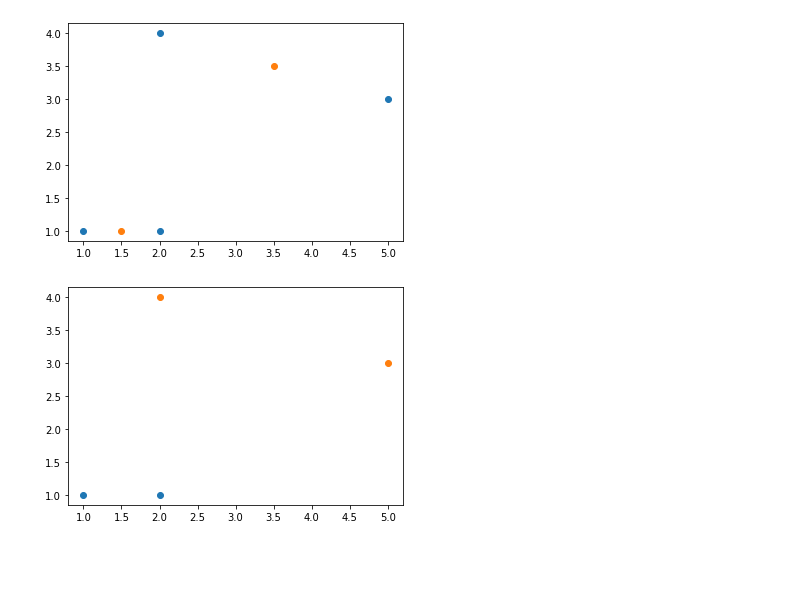
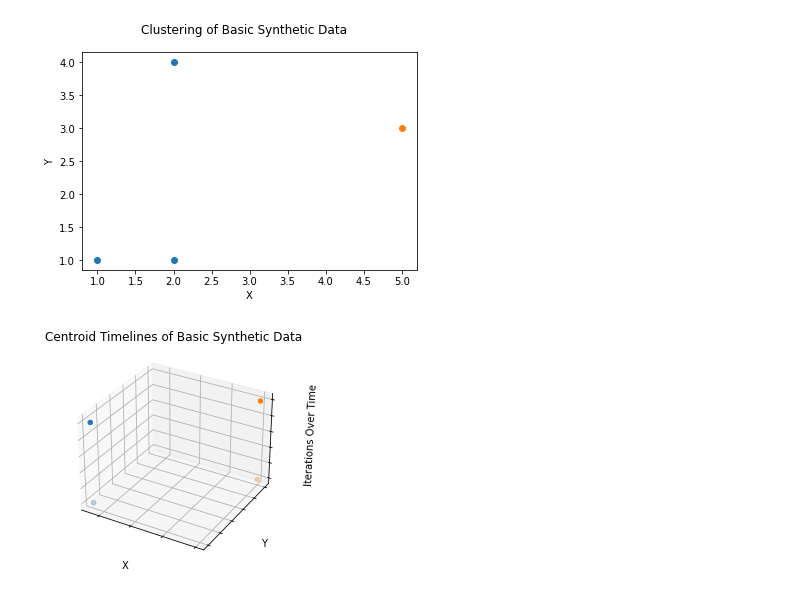
Before and after one commit to FlyN-Nick/introToML, a Jupyter notebook: New Jupyter Notebooks/Clustering.ipynb, the cells around one changed output. Saved outputs shown, nothing was run; the diff lists cells and outputs as text; code cells hidden in the pictures; blank space fills up the shorter version.

Commit message:
Improved graphing of k_means and tested with iris dataset.
Co-authored-by: Nicholas Assaderaghi <nickassader@gmail.com>
Co-authored-by: Huxley Marvit <huxmarv@nuevaschool.org>

```diff
--- a/New Jupyter Notebooks/Clustering.ipynb
+++ b/New Jupyter Notebooks/Clustering.ipynb
@@ -73,7 +75,7 @@ def move_centroid(datapoints, centroid):
         y_avg = sum(y_vals)/len(datapoints)
         return [x_avg, y_avg]
 # %%
-def k_means(datapoints, k, return_type):
+def k_means(datapoints, k, iter_cap=500):
     """Implementation of k_means clustering algorithm in python.
 
     Only works for datasets with two features.
@@ -84,27 +86,30 @@ def k_means(datapoints, k, return_type):
         2D array of x and y coordinates.
     k : int
         Number of clusters.
-    return_type : bool
-        If True, returns array of centroids,
-        if False, returns datapoints labeled with what cluster they belong to.
+    iter_cap : (optional) int
+        Maximum number of iterations. Default set to 500.
 
     Returns
     -------
     array
-        Array of centroids or array of datapoints, depending on return_type parameter.
+        4D array containing 3D array of the timeline of centroids and 3D array of the clusters.
     """
     # select random datapoints to be centroids
     centroidIndexes = np.random.choice(len(datapoints), k, replace=False)
+    centroids_iterations = []
     centroids = []
     for i in centroidIndexes:
         centroids.append(datapoints[i-1])
+    centroids_iterations.append(centroids)
     # inital assigning of datapoints to centroids
     for datapoint in datapoints:
         nearest_centroid = find_nearest_centroid(datapoint, centroids)
         datapoint.append(nearest_centroid)
     centroids_changed = True
     datapoints_of_each_centroid = []
+    iterations = 0
     while centroids_changed:
+        iterations += 1
         centroids_changed = False
         # create an array of datapoints for each centroid
         datapoints_of_each_centroid = [[] for _ in range(k)]
@@ -119,8 +124,11 @@ def k_means(datapoints, k, return_type):
                 centroids[i] = moved_centroid
             i += 1
         if centroids_changed:
+            centroids_iterations.append(centroids)
             # reassign datapoints to moved centroids
             for datapoint in datapoints:
                 nearest_centroid = find_nearest_centroid(datapoint, centroids)
                 datapoint[2] = nearest_centroid
-    return centroids if return_type else datapoints_of_each_centroid
+        elif iterations > 500:
+            break
+    return [centroids_iterations, datapoints_of_each_centroid]
@@ -156,9 +134,0 @@ def plot_clusters(data):
-# %%
-data = [[1, 1], [2, 4], [5, 3], [2, 1]]
-centroids = k_means(data, 2, True)
-plot_dataset_against_centroids(data, centroids)
-clusters = k_means(data, 2, False)
-plot_clusters(clusters)
-# %% [output]
-[figure, removed]
-[figure, removed]
@@ -164,0 +172,20 @@ plot_clusters(clusters)
+# %%
+data = [[1, 1], [2, 4], [5, 3], [2, 1]]
+results = k_means(data, 2)
+centroids_timeline = results[0]
+clusters = results[1]
+# setup graph
+fig = plt.figure() # create graph
+fig.suptitle('Clustering of Basic Synthetic Data') # set title
+# set axis labels
+plt.xlabel('X')
+plt.ylabel('Y')
+plot_clusters(clusters)
+# create 3D graph
+fig_3D = plt.figure() # create graph
+ax = fig_3D.add_subplot(111, projection='3d')
+ax.title.set_text('Centroid Timelines of Basic Synthetic Data')
+plot_centroids_over_time(centroids_timeline)
+# %% [output]
+[figure, added]
+[figure, added]
```
Also changed, not shown: parts of 4 cells of this notebook, 1 other file.
